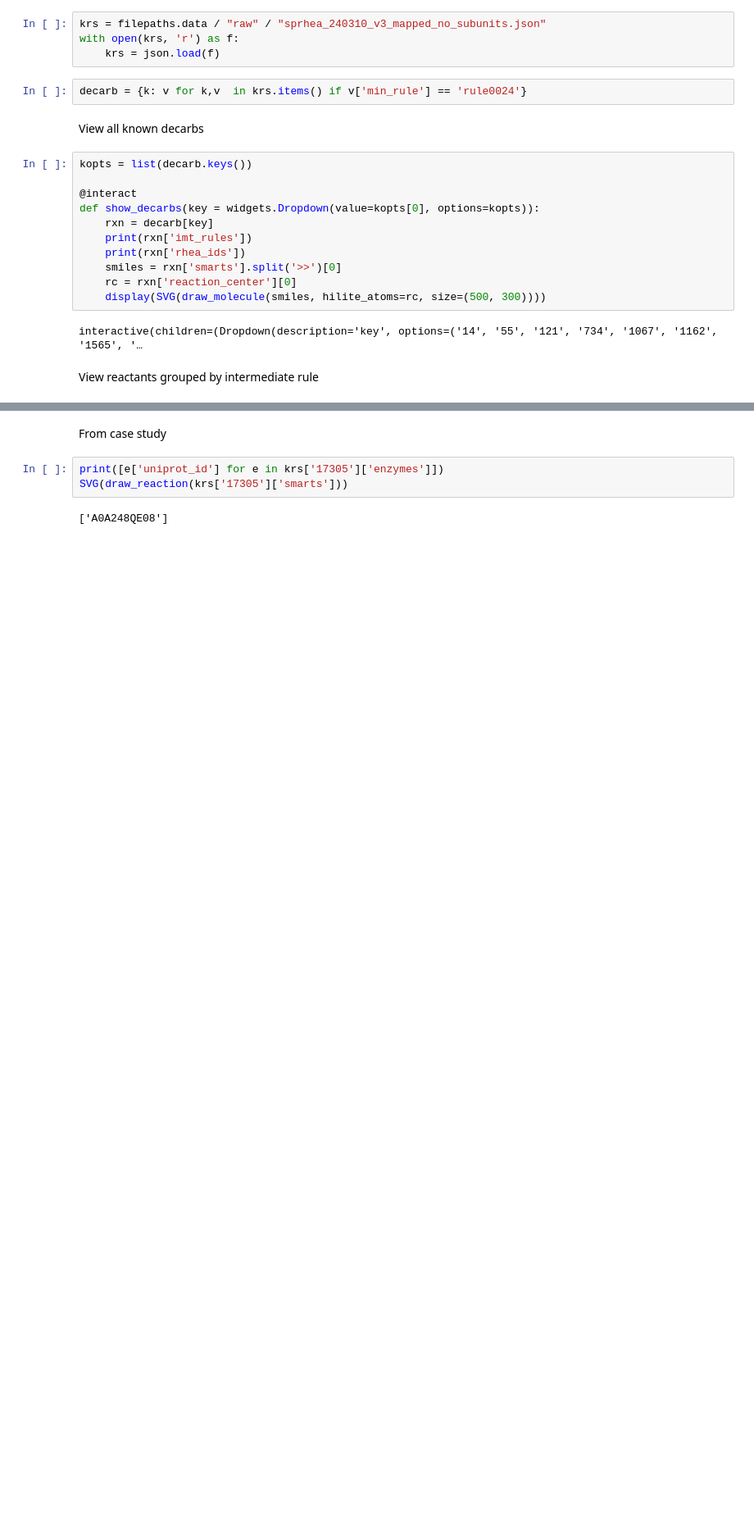
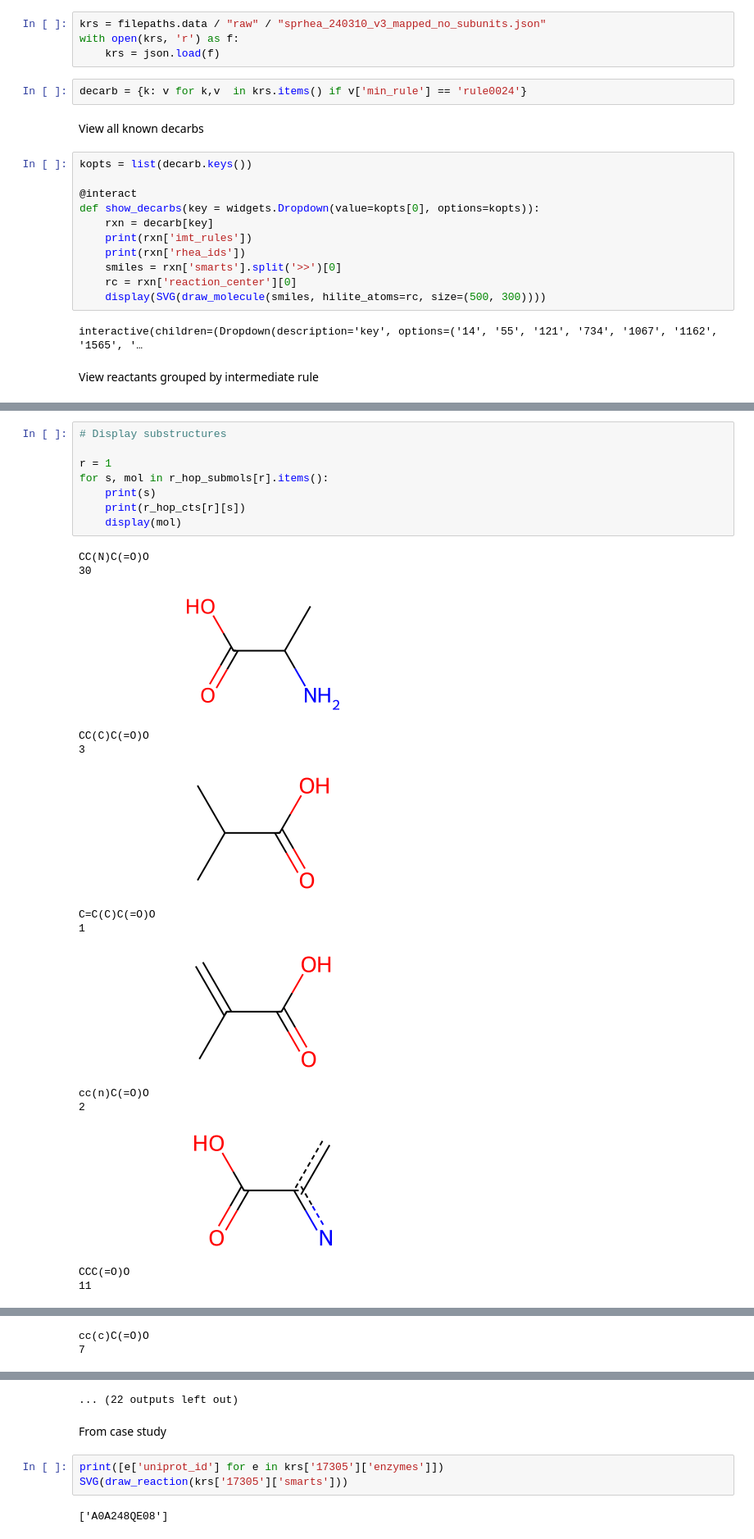
Before and after one commit to stefanpate/coarse-grain-rxns, a Jupyter notebook: notebooks/decarb.ipynb, the cells around one changed output, grey strips where cells are left out. Shown at 82% size. Saved outputs shown, nothing was run; the diff lists cells and outputs as text; blank space fills up the shorter version.

```diff
--- a/notebooks/decarb.ipynb
+++ b/notebooks/decarb.ipynb
@@ -62,0 +122,23 @@ interactive(children=(Dropdown(description='imt', options=('rule0024_46', 'rule0
+# %%
+# Display substructures
+
+r = 1
+for s, mol in r_hop_submols[r].items():
+    print(s)
+    print(r_hop_cts[r][s])
+    display(mol)
+# %% [output]
+CC(N)C(=O)O
+30
+[figure, added]
+CC(C)C(=O)O
+3
+[figure, added]
+C=C(C)C(=O)O
+1
+[figure, added]
+cc(n)C(=O)O
+2
+[figure, added]
+CCC(=O)O
+11
@@ -62,0 +146,2 @@ interactive(children=(Dropdown(description='imt', options=('rule0024_46', 'rule0
+cc(c)C(=O)O
+7
@@ -63,3 +149,4 @@ interactive(children=(Dropdown(description='imt', options=('rule0024_46', 'rule0
+... (22 outputs left out)
 # %% [markdown]
 From case study
 # %%
```
Also changed, not shown: parts of 9 cells of this notebook, 6 other files.
